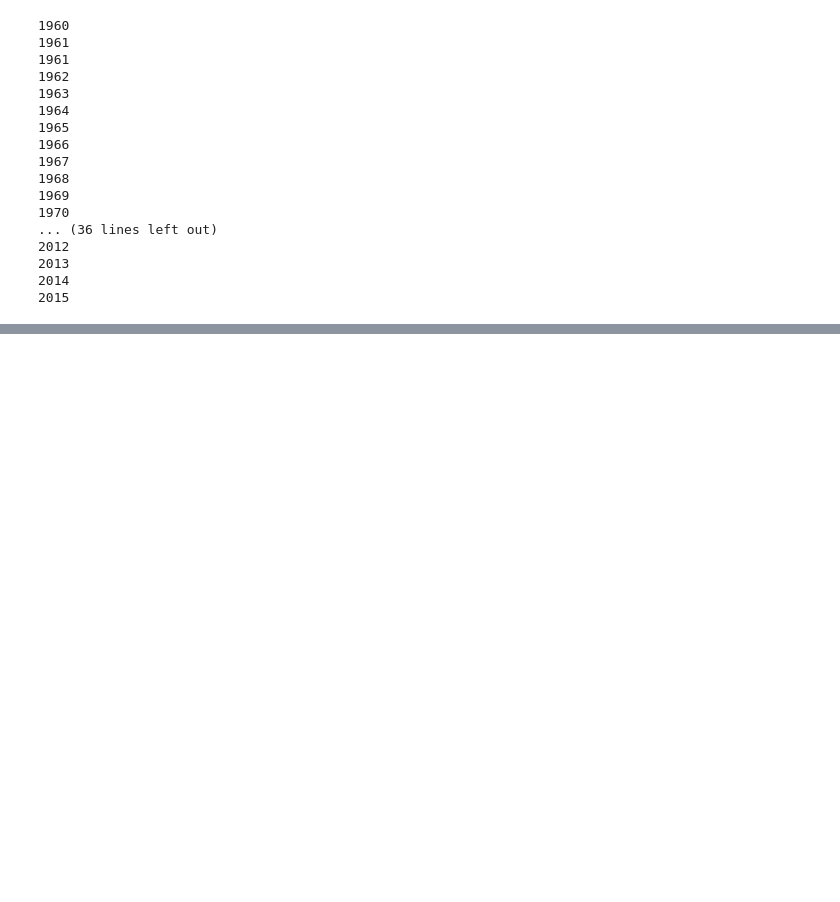
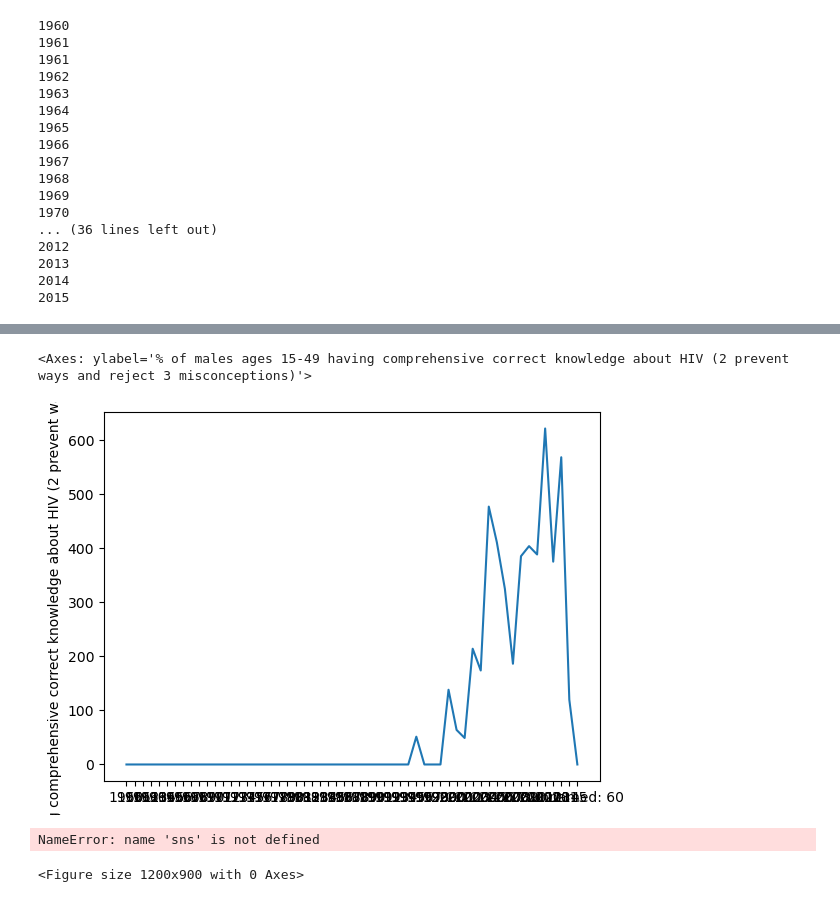
Before and after one commit to taos15/health_nutrition_pandas_eda, a Jupyter notebook: data/greenenotebook.ipynb, the cells around one changed output, grey strips where cells are left out. Cells and saved outputs as stored; diff of their text form; code cells hidden in the pictures; blank space fills up the shorter version.

```diff
--- a/data/greenenotebook.ipynb
+++ b/data/greenenotebook.ipynb
@@ -79,0 +106,16 @@ Text(0, 0.5, 'knowledge about HIV in males')
+# %%
+sn.lineplot(data=total_countries['% of males ages 15-49 having comprehensive correct knowledge about HIV (2 prevent ways and reject 3 misconceptions)'])
+# %% [output]
+<Axes: ylabel='% of males ages 15-49 having comprehensive correct knowledge about HIV (2 prevent ways and reject 3 misconceptions)'>
+[figure, added]
+# %%
+corr_matrix= helth_df.corr(numeric_only=True)
+
+## Heatmap showing the highest/lowest rate of each of the five crimes
+plt.figure(figsize=(12, 9))
+sns.heatmap(corr_matrix, annot=True, cmap='coolwarm')
+plt.title('Correlation Heatmap')
+plt.show()
+# %% [output]
+NameError: name 'sns' is not defined
+<Figure size 1200x900 with 0 Axes>
```
Also changed, not shown: parts of 4 cells of this notebook.
